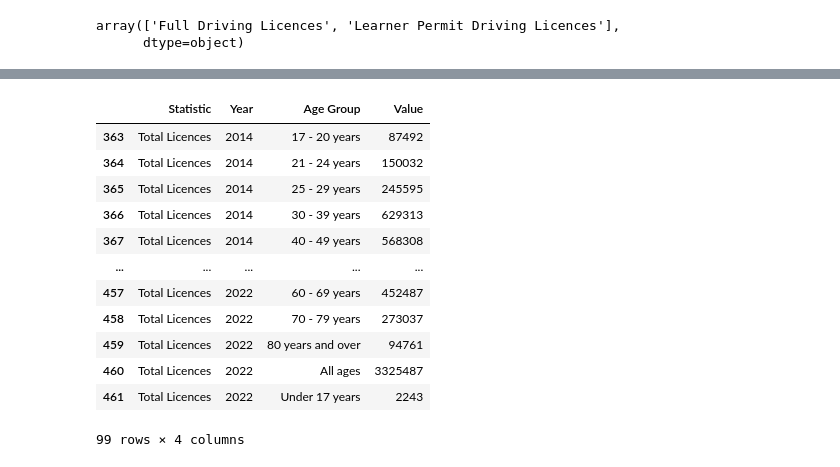
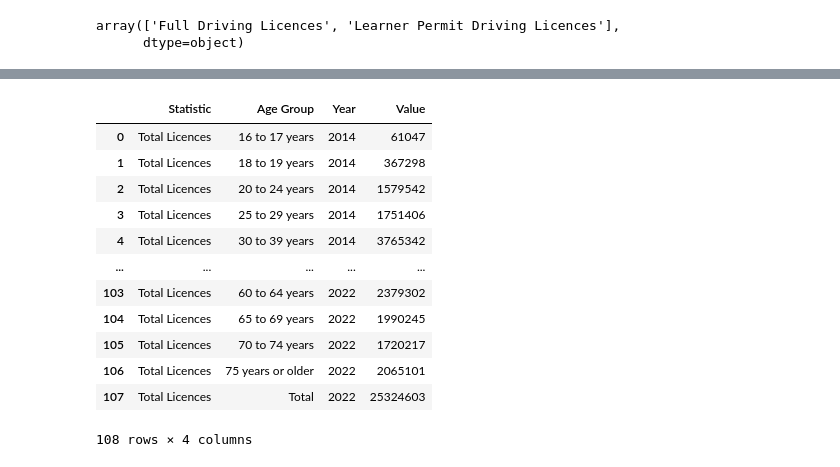
Before and after one commit to TunahanINCE/Current-Driving-Licences, a Jupyter notebook: Current_Driving_Licences.ipynb, the cells around one changed output, grey strips where cells are left out. Saved outputs shown, nothing was run; the diff lists cells and outputs as text; code cells hidden in the pictures.

```diff
--- a/Current_Driving_Licences.ipynb
+++ b/Current_Driving_Licences.ipynb
@@ -477,16 +373,0 @@ df[df["Statistic"] == "Total Licences"]
-# %%
-df[(df["Year"] >= 2014) & (df["Statistic"] == "Total Licences")]
-# %% [output]
-|  | Statistic | Year | Age Group | Value |
-| 363 | Total Licences | 2014 | 17 - 20 years | 87492 |
-| 364 | Total Licences | 2014 | 21 - 24 years | 150032 |
-| 365 | Total Licences | 2014 | 25 - 29 years | 245595 |
-| 366 | Total Licences | 2014 | 30 - 39 years | 629313 |
-| 367 | Total Licences | 2014 | 40 - 49 years | 568308 |
-| ... | ... | ... | ... | ... |
-| 457 | Total Licences | 2022 | 60 - 69 years | 452487 |
-| 458 | Total Licences | 2022 | 70 - 79 years | 273037 |
-| 459 | Total Licences | 2022 | 80 years and over | 94761 |
-| 460 | Total Licences | 2022 | All ages | 3325487 |
-| 461 | Total Licences | 2022 | Under 17 years | 2243 |
-99 rows × 4 columns
@@ -495 +374,27 @@ df.head(20)
+# %%
+# Yıl ve yaş grubuna göre gruplandır ve 'Value' sütunu için toplam al
+total_licences2 = df2.groupby(['Year', 'Age Group']).sum().reset_index()
+
+# Yeni bir 'Statistic' sütunu ekle ve 'Total Licences' olarak adlandır
+total_licences2['Statistic'] = 'Total Licences'
+
+# Bu toplamı orijinal df DataFrame'ine ekle
+df2 = pd.concat([df2, total_licences2], ignore_index=True)
+
+df2 = df2[(df2["Year"] <= 2022) & (df2["Statistic"] == "Total Licences")].reset_index(drop=True)
+df2
+# %% [output]
+|  | Statistic | Age Group | Year | Value |
+| 0 | Total Licences | 16 to 17 years | 2014 | 61047 |
+| 1 | Total Licences | 18 to 19 years | 2014 | 367298 |
+| 2 | Total Licences | 20 to 24 years | 2014 | 1579542 |
+| 3 | Total Licences | 25 to 29 years | 2014 | 1751406 |
+| 4 | Total Licences | 30 to 39 years | 2014 | 3765342 |
+| ... | ... | ... | ... | ... |
+| 103 | Total Licences | 60 to 64 years | 2022 | 2379302 |
+| 104 | Total Licences | 65 to 69 years | 2022 | 1990245 |
+| 105 | Total Licences | 70 to 74 years | 2022 | 1720217 |
+| 106 | Total Licences | 75 years or older | 2022 | 2065101 |
+| 107 | Total Licences | Total | 2022 | 25324603 |
+108 rows × 4 columns
 # %%
```
Also changed, not shown: parts of 44 cells of this notebook.
